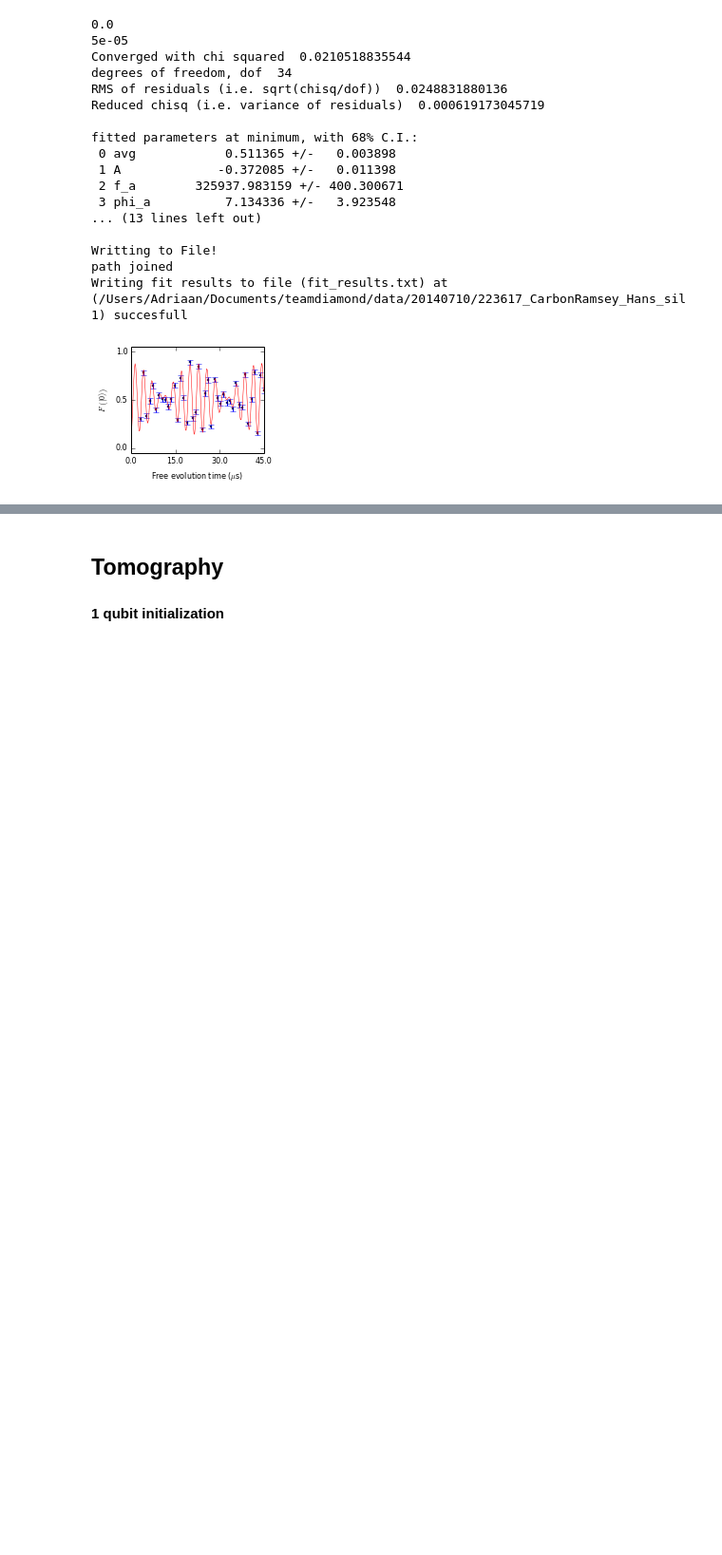
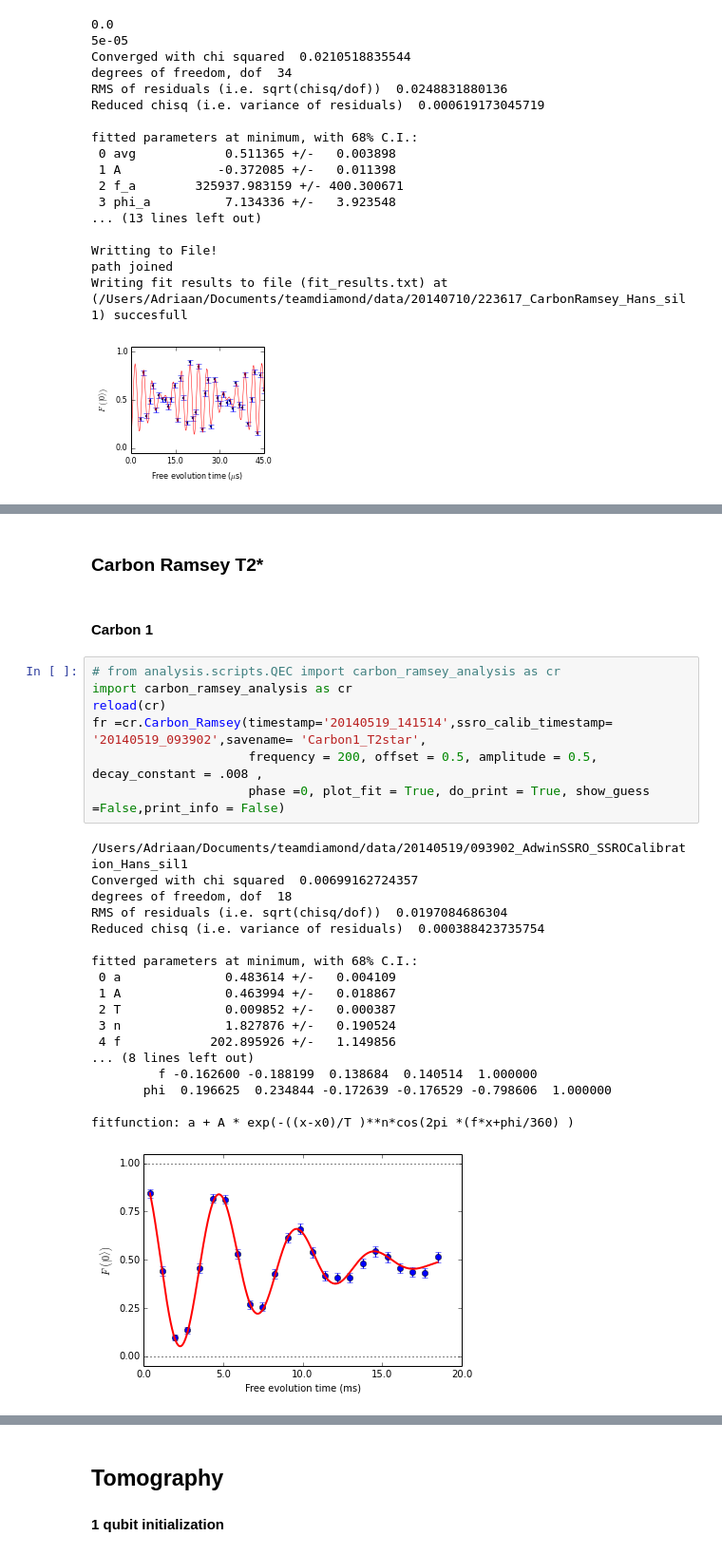
Before and after one commit to AdriaanRol/iPythonNotebooks, a Jupyter notebook: LT2/Master Thesis Figures Adriaan.ipynb, the cells around one changed output, grey strips where cells are left out. Shown: that part at 95% size. Cells and saved outputs as stored; diff of their text form; blank space fills up the shorter version.

Commit message:
Added T2_star analysis

```diff
--- a/LT2/Master Thesis Figures Adriaan.ipynb
+++ b/LT2/Master Thesis Figures Adriaan.ipynb
@@ -168,0 +185,30 @@ Writing fit results to file (fit_results.txt) at (/Users/Adriaan/Documents/teamd
+# %% [markdown]
+### Carbon Ramsey T2*
+# %% [markdown]
+#### Carbon 1
+# %%
+# from analysis.scripts.QEC import carbon_ramsey_analysis as cr
+import carbon_ramsey_analysis as cr
+reload(cr)
+fr =cr.Carbon_Ramsey(timestamp='20140519_141514',ssro_calib_timestamp= '20140519_093902',savename= 'Carbon1_T2star',
+                     frequency = 200, offset = 0.5, amplitude = 0.5,  decay_constant = .008 ,
+                     phase =0, plot_fit = True, do_print = True, show_guess =False,print_info = False)
+# %% [output]
+/Users/Adriaan/Documents/teamdiamond/data/20140519/093902_AdwinSSRO_SSROCalibration_Hans_sil1
+Converged with chi squared  0.00699162724357
+degrees of freedom, dof  18
+RMS of residuals (i.e. sqrt(chisq/dof))  0.0197084686304
+Reduced chisq (i.e. variance of residuals)  0.000388423735754
+
+fitted parameters at minimum, with 68% C.I.:
+ 0 a              0.483614 +/-   0.004109
+ 1 A              0.463994 +/-   0.018867
+ 2 T              0.009852 +/-   0.000387
+ 3 n              1.827876 +/-   0.190524
+ 4 f            202.895926 +/-   1.149856
+... (8 lines left out)
+         f -0.162600 -0.188199  0.138684  0.140514  1.000000
+       phi  0.196625  0.234844 -0.172639 -0.176529 -0.798606  1.000000
+
+fitfunction: a + A * exp(-((x-x0)/T )**n*cos(2pi *(f*x+phi/360) )
+[figure, added]
```
Also changed, not shown: parts of 36 cells of this notebook.
